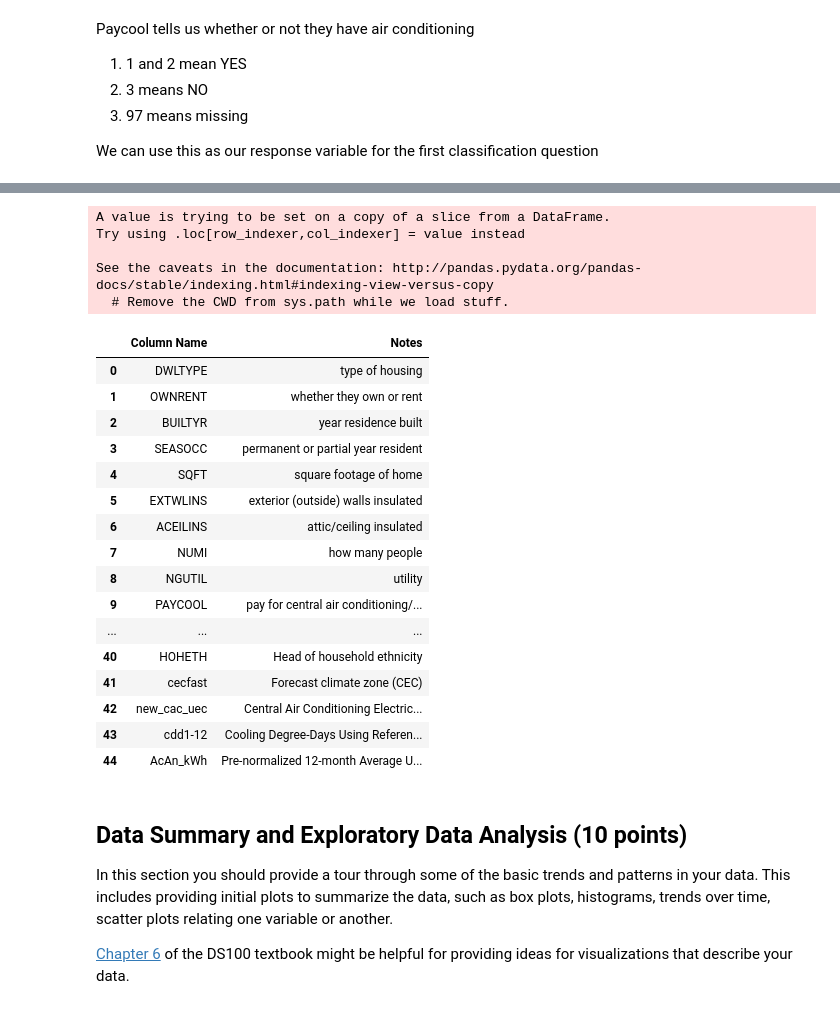
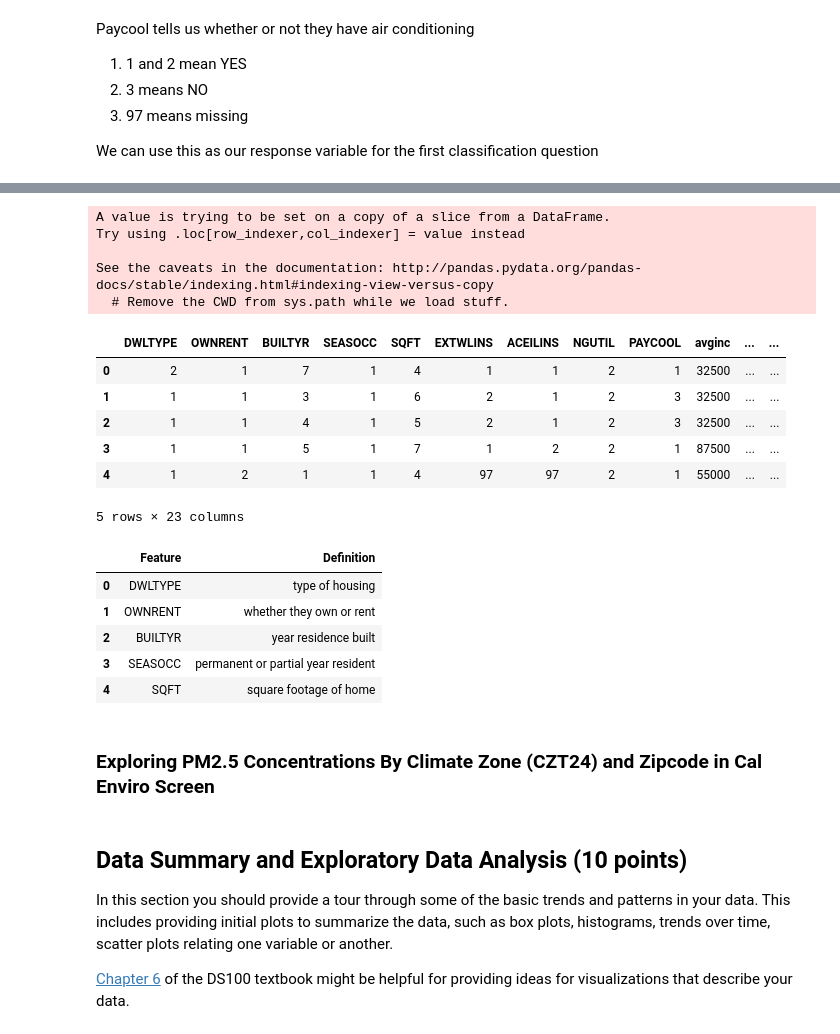
Before and after one commit to elizabethrshehter/er131finalproject, a Jupyter notebook: FinalProjectTemplate_2019.ipynb, the cells around one changed output, grey strips where cells are left out. Cells and saved outputs as stored; diff of their text form; code cells hidden in the pictures.

```diff
--- a/FinalProjectTemplate_2019.ipynb
+++ b/FinalProjectTemplate_2019.ipynb
@@ -179,37 +192,38 @@ num_data = sum(survey_clean['PAYCOOL'] != 97)
 
 #ask about this warning
 survey_clean['PAYCOOL'] = np.where(survey_clean['PAYCOOL'] == 2, 1, survey_clean['PAYCOOL'])
+
+#check which columns contain Nans, we don't want to drop all rows containing Nans because that will reduce our dataset sample significantly
+survey_clean.isna().any()
+
+survey_clean = survey_clean.fillna(0).astype(int)
+
 survey_clean.head()
-
-#drop all rows with NA values in feature columns
-survey_clean = survey_clean.dropna()
 # %% [output]
 A value is trying to be set on a copy of a slice from a DataFrame.
 Try using .loc[row_indexer,col_indexer] = value instead
 
 See the caveats in the documentation: http://pandas.pydata.org/pandas-docs/stable/indexing.html#indexing-view-versus-copy
   # Remove the CWD from sys.path while we load stuff.
+|  | DWLTYPE | OWNRENT | BUILTYR | SEASOCC | SQFT | EXTWLINS | ACEILINS | NGUTIL | PAYCOOL | avginc | ... | ... |
+| 0 | 2 | 1 | 7 | 1 | 4 | 1 | 1 | 2 | 1 | 32500 | ... | ... |
+| 1 | 1 | 1 | 3 | 1 | 6 | 2 | 1 | 2 | 3 | 32500 | ... | ... |
+| 2 | 1 | 1 | 4 | 1 | 5 | 2 | 1 | 2 | 3 | 32500 | ... | ... |
+| 3 | 1 | 1 | 5 | 1 | 7 | 1 | 2 | 2 | 1 | 87500 | ... | ... |
+| 4 | 1 | 2 | 1 | 1 | 4 | 97 | 97 | 2 | 1 | 55000 | ... | ... |
+5 rows × 23 columns
 # %%
 #load the column dictionary file: key for all the column names, what they mean
-
-coldict = pd.read_csv('data/coldict.csv')
+coldict = pd.read_csv('coldict.csv')
 coldict_clean = coldict[['Column Name', 'Notes']]
-coldict_clean
+coldict_clean.columns = ['Feature', 'Definition']
+coldict_clean.head()
 # %% [output]
-|  | Column Name | Notes |
+|  | Feature | Definition |
 | 0 | DWLTYPE | type of housing |
 | 1 | OWNRENT | whether they own or rent |
 | 2 | BUILTYR | year residence built |
 | 3 | SEASOCC | permanent or partial year resident |
 | 4 | SQFT | square footage of home |
-| 5 | EXTWLINS | exterior (outside) walls insulated |
-| 6 | ACEILINS | attic/ceiling insulated |
-| 7 | NUMI | how many people |
-| 8 | NGUTIL | utility |
-| 9 | PAYCOOL | pay for central air conditioning/... |
-| ... | ... | ... |
-| 40 | HOHETH | Head of household ethnicity |
-| 41 | cecfast | Forecast climate zone (CEC) |
-| 42 | new_cac_uec | Central Air Conditioning Electric... |
-| 43 | cdd1-12 | Cooling Degree-Days Using Referen... |
-| 44 | AcAn_kWh | Pre-normalized 12-month Average U... |
+# %% [markdown]
+### Exploring PM2.5 Concentrations By Climate Zone (CZT24) and Zipcode in Cal Enviro Screen ####
```
Also changed, not shown: parts of 41 cells of this notebook.
